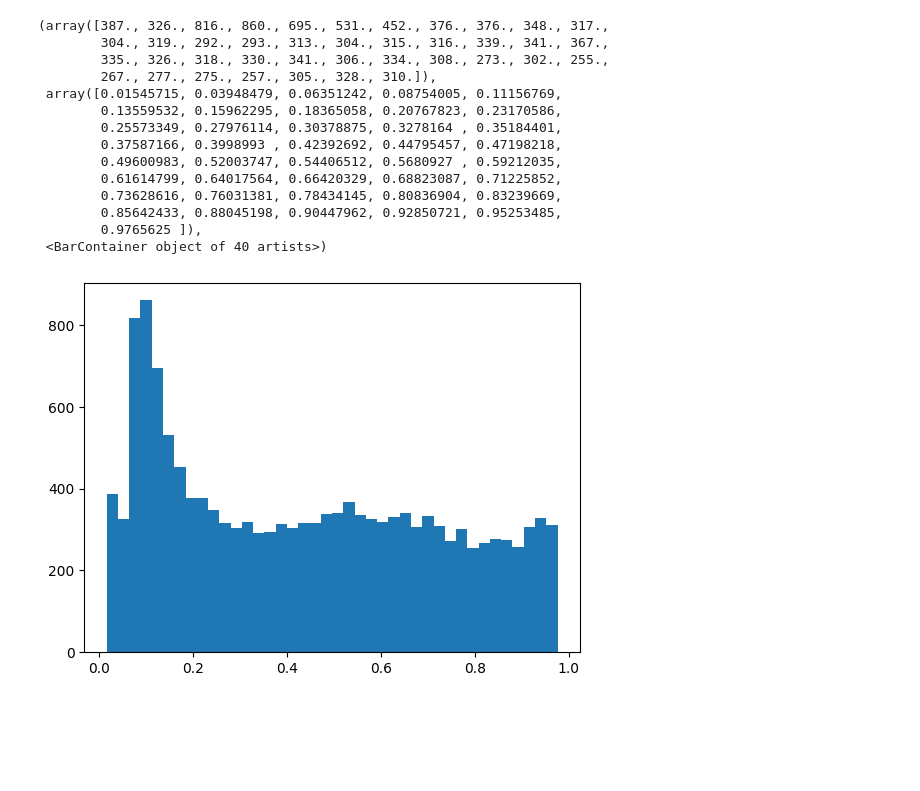
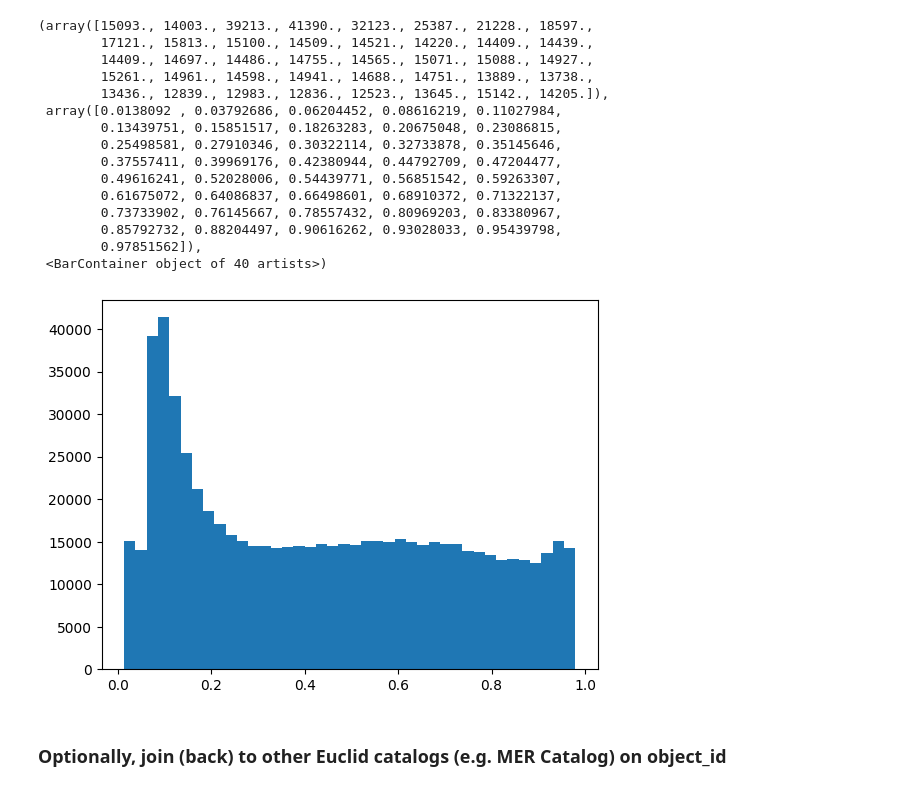
Before and after one commit to mwalmsley/zoobot-predictions, a Jupyter notebook: validation/euclid_wide/test_predictions.ipynb, the cells around one changed output. Drawn from its saved outputs; the diff is of its cells as text; code cells hidden in the pictures; blank space fills up the shorter version.

```diff
--- a/validation/euclid_wide/test_predictions.ipynb
+++ b/validation/euclid_wide/test_predictions.ipynb
@@ -5 +8,9 @@ df = pd.read_parquet('/Users/user/Downloads/predictions_friendly(1).parquet')
+# %%
+df = pd.read_parquet('team_workspaces/Galaxy-Zoo-Euclid/data/zoobot/predictions/v4_post_euclid_challenge/predictions/predictions_friendly.parquet')
+df.head()
+# %%
+# unpack the id_str into its components, in case we want them later
+df['release_name'] = df['id_str'].apply(lambda x: x.split('_')[0])
+df['tile_index'] = df['id_str'].apply(lambda x: x.split('_')[1])
+df['object_id'] = df['id_str'].apply(lambda x: x.split('_')[2]).astype(str)
 # %%
@@ -21,20 +18,21 @@ df
 # %%
-import matplotlib.pyplot as plt
-
-plt.hist(df['smooth-or-featured_featured-or-disk_fraction'], bins=40)
+_ = plt.hist(df['smooth-or-featured_featured-or-disk_fraction'], bins=40)
 # %% [output]
-(array([387., 326., 816., 860., 695., 531., 452., 376., 376., 348., 317.,
-        304., 319., 292., 293., 313., 304., 315., 316., 339., 341., 367.,
-        335., 326., 318., 330., 341., 306., 334., 308., 273., 302., 255.,
-        267., 277., 275., 257., 305., 328., 310.]),
- array([0.01545715, 0.03948479, 0.06351242, 0.08754005, 0.11156769,
-        0.13559532, 0.15962295, 0.18365058, 0.20767823, 0.23170586,
-        0.25573349, 0.27976114, 0.30378875, 0.3278164 , 0.35184401,
-        0.37587166, 0.3998993 , 0.42392692, 0.44795457, 0.47198218,
-        0.49600983, 0.52003747, 0.54406512, 0.5680927 , 0.59212035,
-        0.61614799, 0.64017564, 0.66420329, 0.68823087, 0.71225852,
-        0.73628616, 0.76031381, 0.78434145, 0.80836904, 0.83239669,
-        0.85642433, 0.88045198, 0.90447962, 0.92850721, 0.95253485,
-        0.9765625 ]),
+(array([15093., 14003., 39213., 41390., 32123., 25387., 21228., 18597.,
+        17121., 15813., 15100., 14509., 14521., 14220., 14409., 14439.,
+        14409., 14697., 14486., 14755., 14565., 15071., 15088., 14927.,
+        15261., 14961., 14598., 14941., 14688., 14751., 13889., 13738.,
+        13436., 12839., 12983., 12836., 12523., 13645., 15142., 14205.]),
+ array([0.0138092 , 0.03792686, 0.06204452, 0.08616219, 0.11027984,
+        0.13439751, 0.15851517, 0.18263283, 0.20675048, 0.23086815,
+        0.25498581, 0.27910346, 0.30322114, 0.32733878, 0.35145646,
+        0.37557411, 0.39969176, 0.42380944, 0.44792709, 0.47204477,
+        0.49616241, 0.52028006, 0.54439771, 0.56851542, 0.59263307,
+        0.61675072, 0.64086837, 0.66498601, 0.68910372, 0.71322137,
+        0.73733902, 0.76145667, 0.78557432, 0.80969203, 0.83380967,
+        0.85792732, 0.88204497, 0.90616262, 0.93028033, 0.95439798,
+        0.97851562]),
  <BarContainer object of 40 artists>)
-[figure, old version]
+[figure, new version]
+# %% [markdown]
+### Optionally, join (back) to other Euclid catalogs (e.g. MER Catalog) on object_id
```
Also changed, not shown: parts of 13 cells of this notebook, 2 other files.
